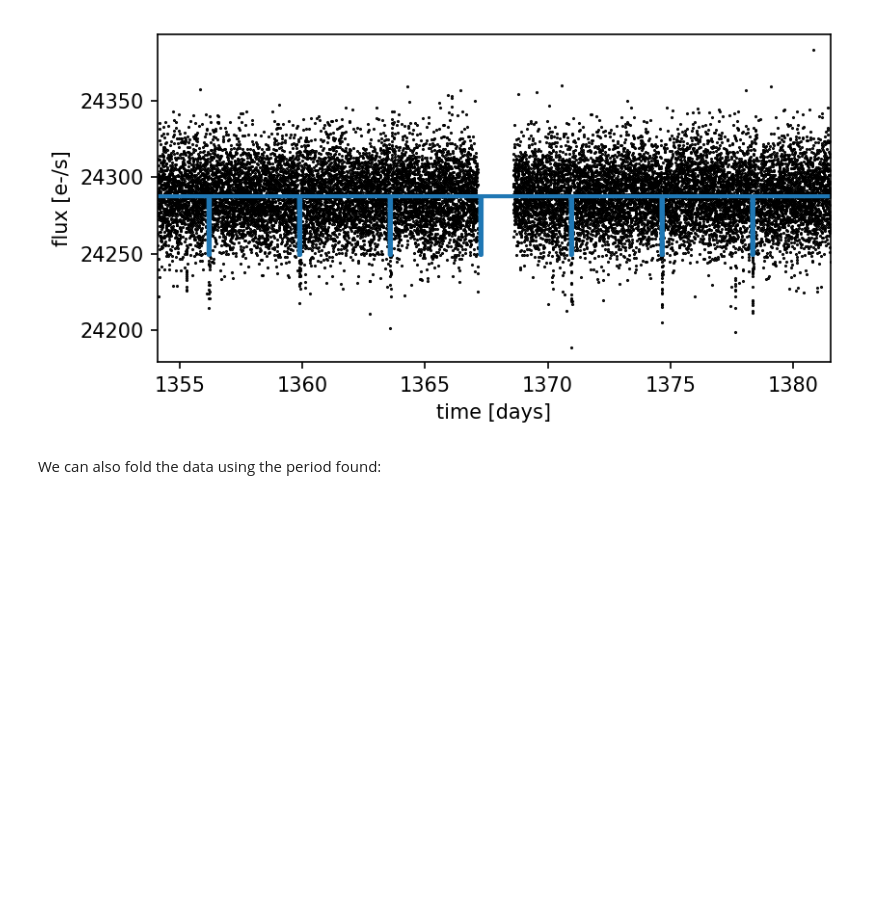
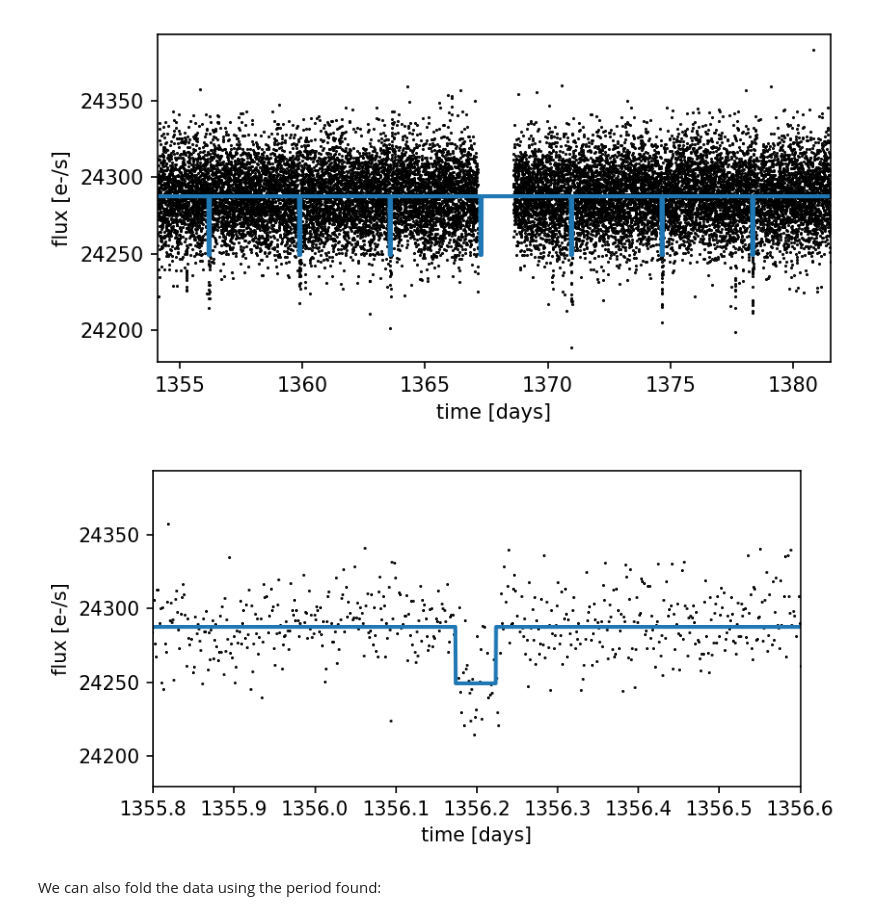
Before and after one commit to spacetelescope/tessworkshop_tutorials, a Jupyter notebook: bls/bls-tutorial.ipynb, the cells around one changed output. Saved outputs shown, nothing was run; the diff lists cells and outputs as text; code cells hidden in the pictures; blank space fills up the shorter version.

```diff
--- a/bls/bls-tutorial.ipynb
+++ b/bls/bls-tutorial.ipynb
@@ -177,6 +190,18 @@ ax.set_xlabel("time [days]")
 ax.set_ylabel("flux [e-/s]");
 # %% [output]
 [figure]
+# %%
+# Zoom in on the first transit
+fig, ax = plt.subplots(1, 1, figsize=(6, 3))
+ax.plot(time, flux, ".k", ms=1)
+x = np.linspace(time.min(), time.max(), 3*len(time))
+model_flux = bls.model(x, period, duration, t0)
+ax.plot(x, model_flux, lw=2)
+ax.set_xlim(1355.8, 1356.6)
+ax.set_xlabel("time [days]")
+ax.set_ylabel("flux [e-/s]");
+# %% [output]
+[figure, added]
 # %% [markdown]
 We can also fold the data using the period found:
 # %%
```
Also changed, not shown: parts of 32 cells of this notebook.
